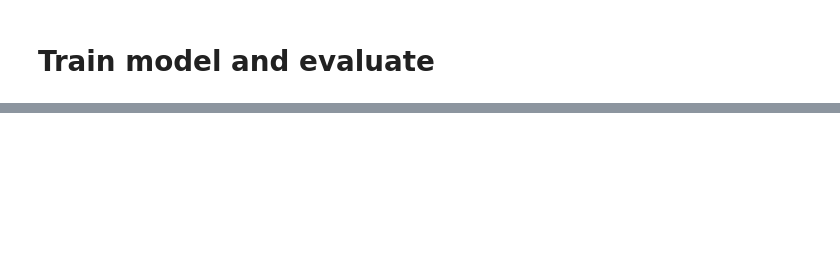
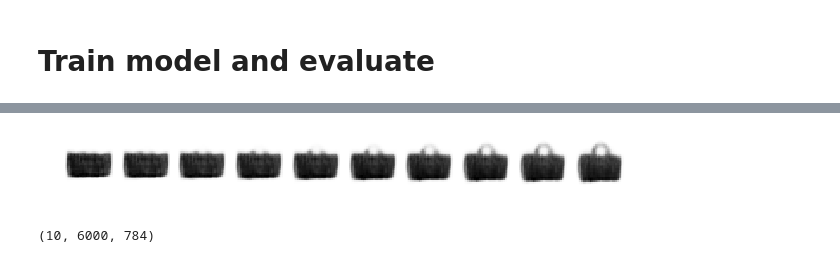
Before and after one commit to ahilbers/deeplearning, a Jupyter notebook: assignments/week_6/work_ass6.ipynb, the cells around one changed output, grey strips where cells are left out. Drawn from its saved outputs; the diff is of its cells as text; code cells hidden in the pictures; blank space fills up the shorter version.

```diff
--- a/assignments/week_6/work_ass6.ipynb
+++ b/assignments/week_6/work_ass6.ipynb
@@ -291,0 +328,15 @@ print(feedfwd_z_12.shape)
+# %%
+z_handle = np.array([z_vals[8, 3] - z_vals[8, 8]])
+feedfwd_z_handle = np.array(model.evaluate_z_outputs(z_handle))
+# %%
+interpolate_images(z_vals[8, 8], z_vals[8, 8] + z_handle)
+# %% [output]
+[figure, added]
+# %%
+z_with_handles = z_vals + z_handle
+feedfwd_z_with_handles = np.zeros(shape=(10, 6000, 784))
+for k in range(10):
+    feedfwd_z_with_handles[k] = \
+        model.evaluate_z_outputs(z_with_handles[k])
+# %% [output]
+(10, 6000, 784)
```
Also changed, not shown: parts of 24 cells of this notebook, 3 other files.
